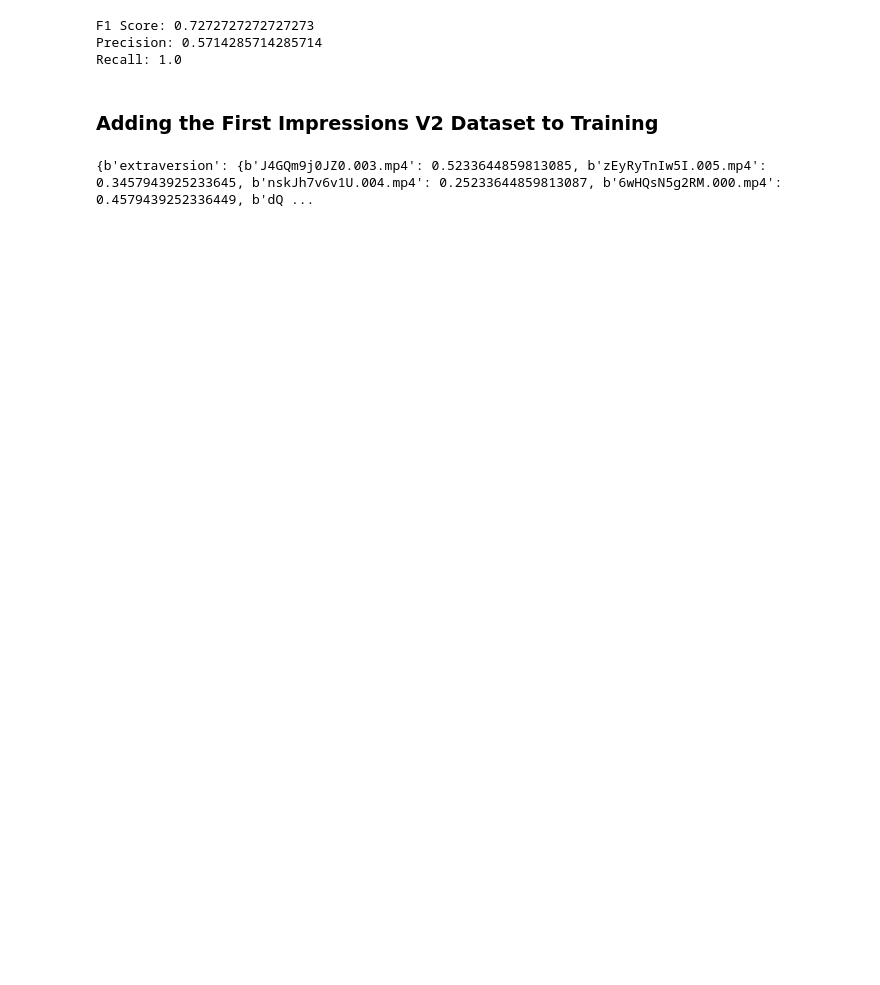
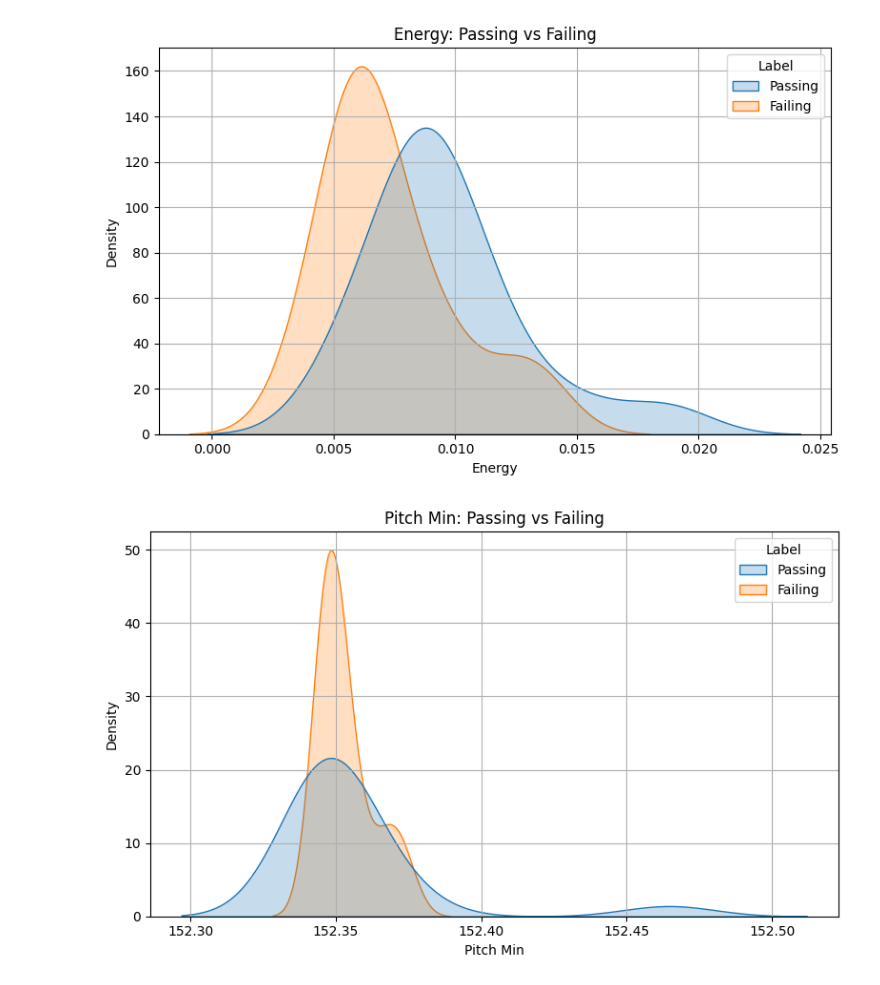
Before and after one commit to RayyanZaid/ConfidentAI, a Jupyter notebook: 2-VocalTone-(Prosody)/fine_tuned.ipynb, the cells around one changed output. Cells and saved outputs as stored; diff of their text form; code cells hidden in the pictures; blank space fills up the shorter version.

```diff
--- a/2-VocalTone-(Prosody)/fine_tuned.ipynb
+++ b/2-VocalTone-(Prosody)/fine_tuned.ipynb
@@ -292,17 +391,0 @@ X_test_scaled = scaler.transform(X_test)
-# %%
-
-
-# Step 4: Train the model (Random Forest in this case)
-clf = RandomForestClassifier(random_state=42)
-clf.fit(X_train_scaled, y_train)
-
-# Step 5: Evaluate the model
-y_pred = clf.predict(X_test_scaled)
-
-print("Confusion Matrix:")
-print(confusion_matrix(y_test, y_pred))
-
-print("\nClassification Report:")
-print(classification_report(y_test, y_pred))
-
-print("\nAccuracy Score:", accuracy_score(y_test, y_pred))
@@ -427,29 +447,21 @@ Passing `palette` without assigning `hue` is deprecated and will be removed in v
-# %%
-# Calculate f1 score
-f1 = f1_score(y_test, y_pred)
-print("F1 Score:", f1)
-# Calculate precision and recall
-precision = precision_score(y_test, y_pred)
-recall = recall_score(y_test, y_pred)
-print("Precision:", precision)
-print("Recall:", recall)
-# %% [output]
-F1 Score: 0.7272727272727273
-Precision: 0.5714285714285714
-Recall: 1.0
-# %% [markdown]
-### Adding the First Impressions V2 Dataset to Training
-# %%
-# Extract Labels from pkl file
-
-import pickle
-
-pkl_file_path = '../FirstImpressions-V2-Dataset/annotation_training.pkl'
-# Replace 'your_file.pkl' with the path to your pickle file
-with open(pkl_file_path, 'rb') as file:
-    dataFromFirstImpressionsV2 = pickle.load(file, encoding='bytes')
-
-# Now `data` contains the Python object stored in the .pkl file
-print(dataFromFirstImpressionsV2)
-# %% [output]
-{b'extraversion': {b'J4GQm9j0JZ0.003.mp4': 0.5233644859813085, b'zEyRyTnIw5I.005.mp4': 0.3457943925233645, b'nskJh7v6v1U.004.mp4': 0.25233644859813087, b'6wHQsN5g2RM.000.mp4': 0.4579439252336449, b'dQ ...
+# %%
+import seaborn as sns
+import matplotlib.pyplot as plt
+
+X_test_copy = X_test.copy()
+X_test_copy["Predicted"] = y_pred
+X_test_copy["Label"] = ["Passing" if score >= (5/7) else "Failing" for score in y_pred]
+
+# Plot all feature distributions
+for col in X_test.columns:
+    plt.figure(figsize=(8, 5))
+    sns.kdeplot(data=X_test_copy, x=col, hue="Label", fill=True, common_norm=False)
+    plt.title(f"{col}: Passing vs Failing")
+    plt.xlabel(col)
+    plt.ylabel("Density")
+    plt.grid(True)
+    plt.tight_layout()
+    plt.show()
+# %% [output]
+[figure, added]
+[figure, added]
```
Also changed, not shown: parts of 21 cells of this notebook, 12 other files.
